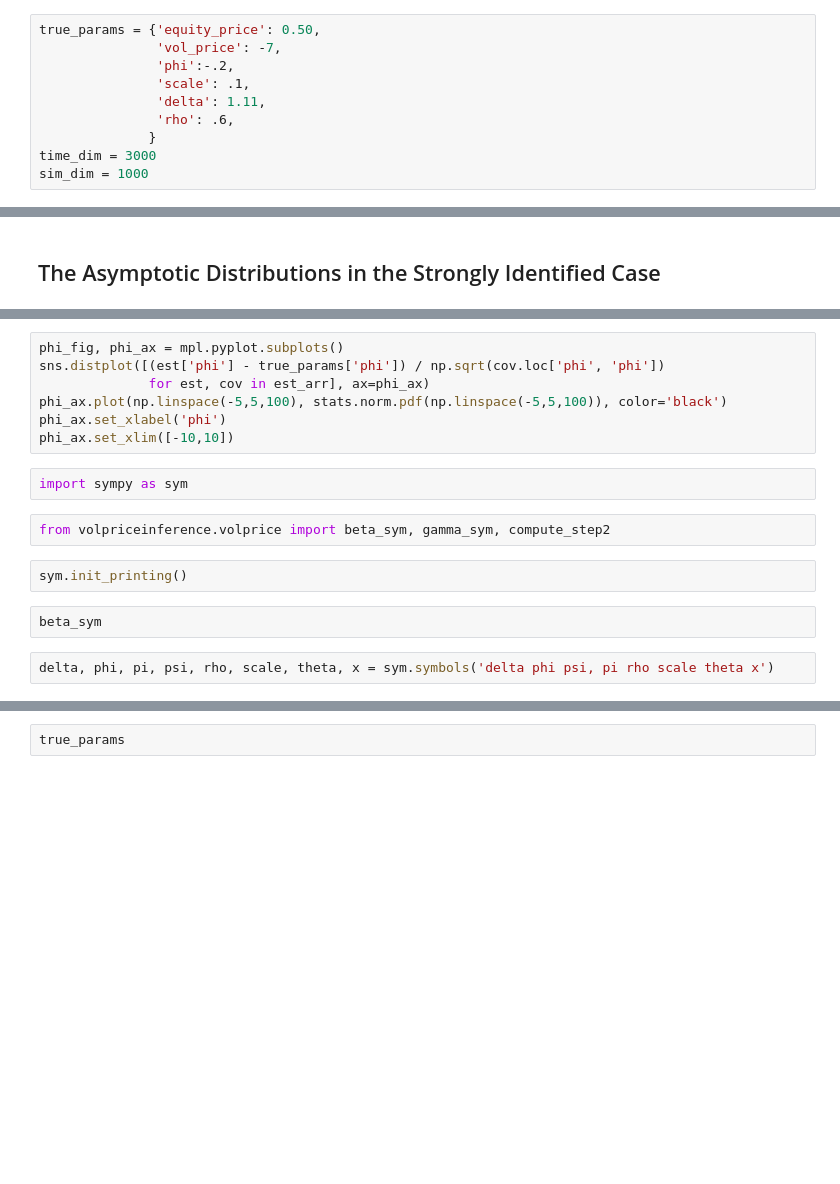
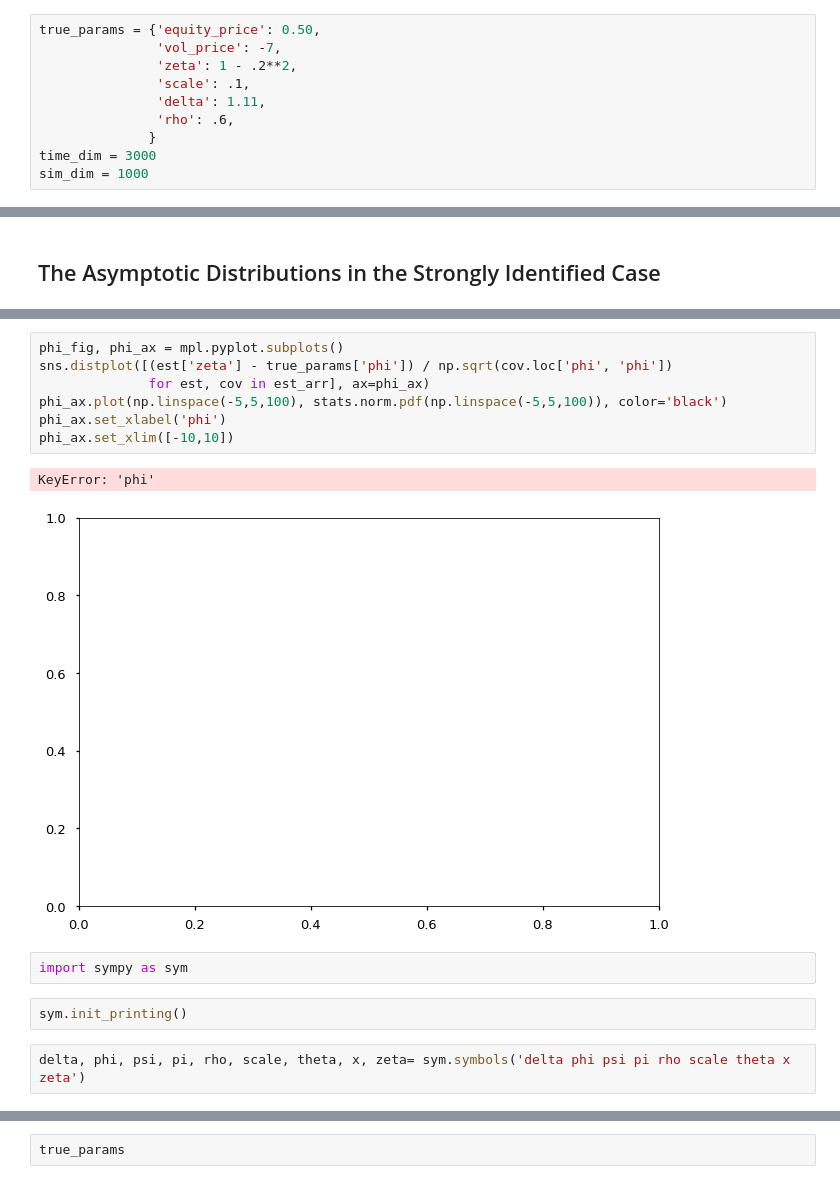
Before and after one commit to sangrey/RiskPriceInference, a Jupyter notebook: volpriceinference/asymptotic_distributions_under_strong_id.ipynb, the cells around one changed output, grey strips where cells are left out. Drawn from its saved outputs; the diff is of its cells as text; blank space fills up the shorter version.

Commit message:
Stopped estimating theta in a separate step. The code is commented out.

```diff
--- a/volpriceinference/asymptotic_distributions_under_strong_id.ipynb
+++ b/volpriceinference/asymptotic_distributions_under_strong_id.ipynb
@@ -20,7 +22,7 @@ logging.captureWarnings(True)
 # %%
 true_params = {'equity_price': 0.50,
                'vol_price': -7,
-               'phi':-.2,
+               'zeta': 1 - .2**2,
                'scale': .1,
                'delta': 1.11,
                'rho': .6,
@@ -145,17 +113,16 @@ vol_price_ax.set_xlabel('vol_price')
 # %%
 phi_fig, phi_ax = mpl.pyplot.subplots()
-sns.distplot([(est['phi'] - true_params['phi']) / np.sqrt(cov.loc['phi', 'phi'])
+sns.distplot([(est['zeta'] - true_params['phi']) / np.sqrt(cov.loc['phi', 'phi'])
               for est, cov in est_arr], ax=phi_ax)
 phi_ax.plot(np.linspace(-5,5,100), stats.norm.pdf(np.linspace(-5,5,100)), color='black')
 phi_ax.set_xlabel('phi')
 phi_ax.set_xlim([-10,10])
+# %% [output]
+KeyError: 'phi'
+[figure, added]
 # %%
 import sympy as sym
-# %%
-from volpriceinference.volprice import beta_sym, gamma_sym, compute_step2
 # %%
 sym.init_printing()
-# %%
-beta_sym
 # %%
-delta, phi, pi, psi, rho, scale, theta, x = sym.symbols('delta phi psi, pi rho scale theta x')
+delta, phi, psi, pi, rho, scale, theta, x, zeta= sym.symbols('delta phi psi pi rho scale theta x zeta')
```
Also changed, not shown: parts of 35 cells of this notebook, 3 other files.
